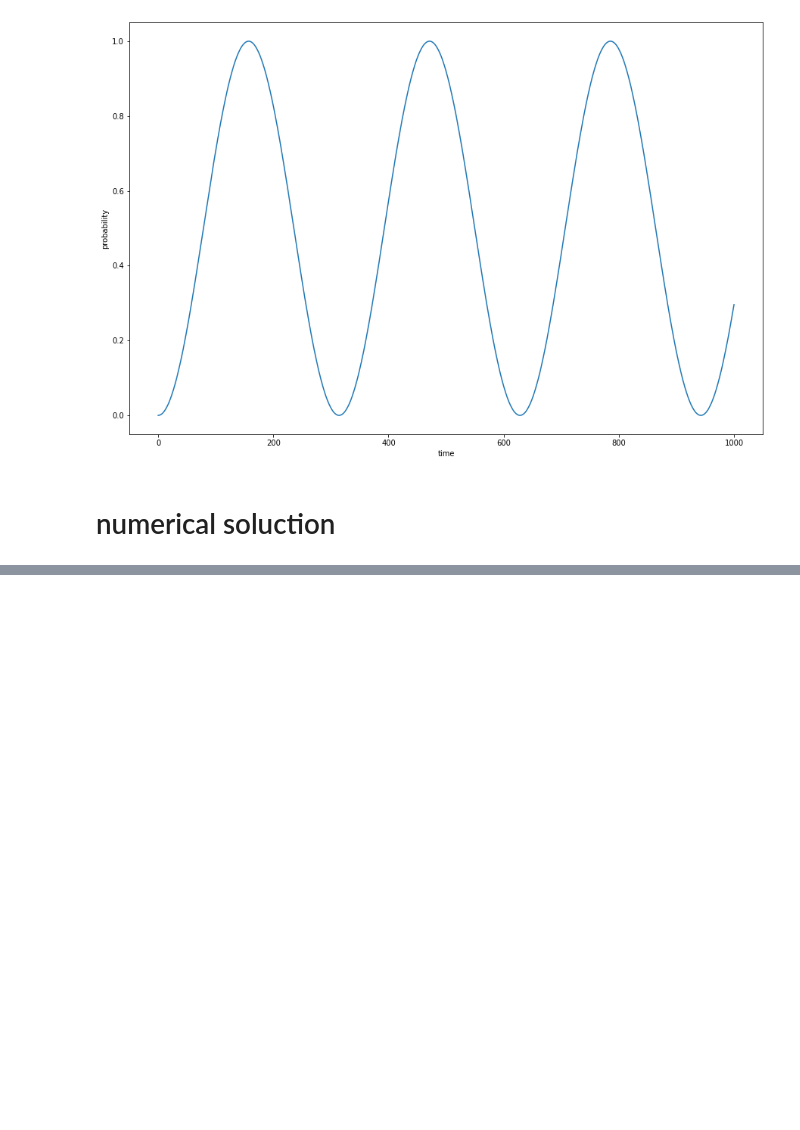
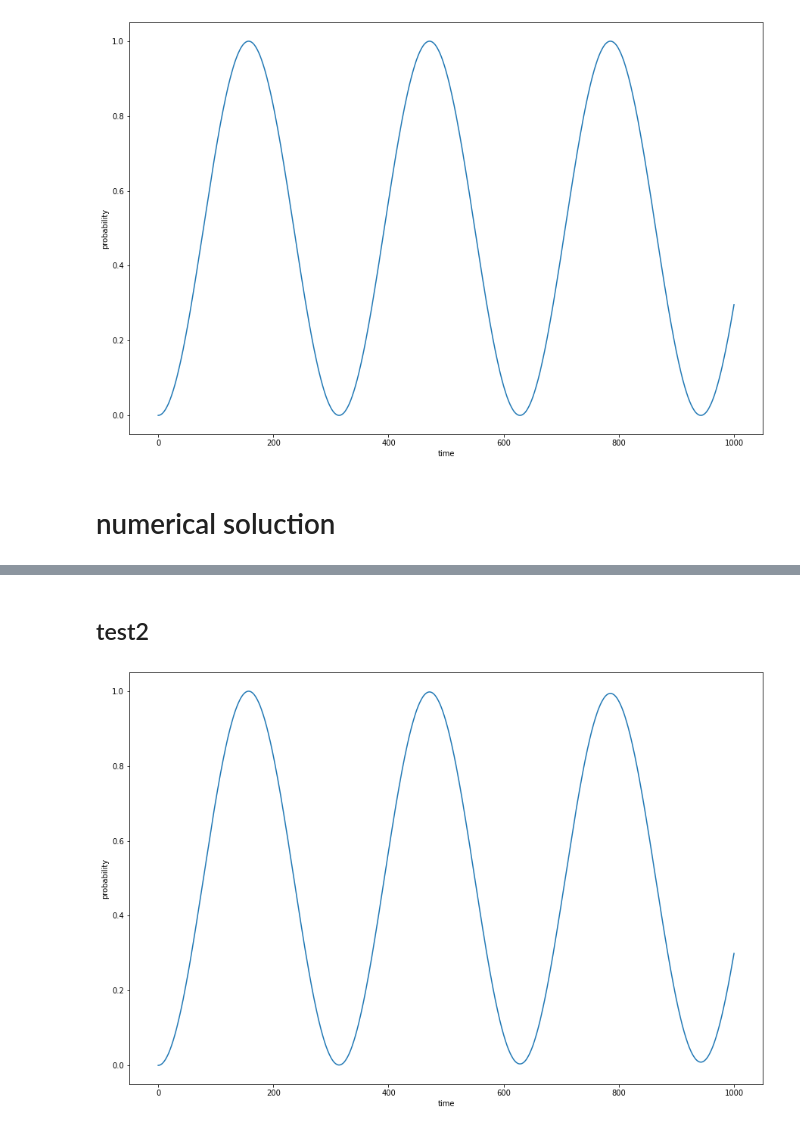
Before and after one commit to kapkappa/msu_prak, a Jupyter notebook: sem7/task1/TC_Hamiltonian_for_two_atoms.ipynb, the cells around one changed output, grey strips where cells are left out. Drawn from its saved outputs; the diff is of its cells as text; code cells hidden in the pictures; blank space fills up the shorter version.

```diff
--- a/sem7/task1/TC_Hamiltonian_for_two_atoms.ipynb
+++ b/sem7/task1/TC_Hamiltonian_for_two_atoms.ipynb
@@ -252,0 +289,37 @@ plt.show()
+# %% [markdown]
+## test2
+# %%
+psi_old = np.zeros(24, dtype=np.cdouble)
+psi_new = np.zeros(24, dtype=np.cdouble)
+
+psi_old[3] = 1.0
+
+t = np.linspace(0, 1000, 1000000)
+
+max_iters = 1000000
+max_time = 1000
+time_step = max_time / max_iters
+
+numerical_test2_result = []
+
+for ti in t:
+  sum = 0.0 + 0.j
+  for i in range(24):
+    psi_new[i] = 0
+    for j in range(24):
+      psi_new[i] += ((i==j) - 1j * get_Hij(i,j) * time_step) * psi_old[j]
+    sum = sum + psi_new[i] * psi_new[i].conjugate()
+
+  numerical_test2_result.append(prob(psi_old[0]) + prob(psi_old[6]) + prob(psi_old[12]) + prob(psi_old[18]))
+
+  for i in range(24):
+    psi_old[i] = psi_new[i] / sqrt(sum)
+# %%
+import matplotlib.pyplot as plt
+plt.figure(figsize=(15,10))
+plt.plot(t, numerical_test2_result)
+plt.xlabel('time')
+plt.ylabel('probability')
+plt.show()
+# %% [output]
+[figure, added]
```
Also changed, not shown: parts of 22 cells of this notebook.
